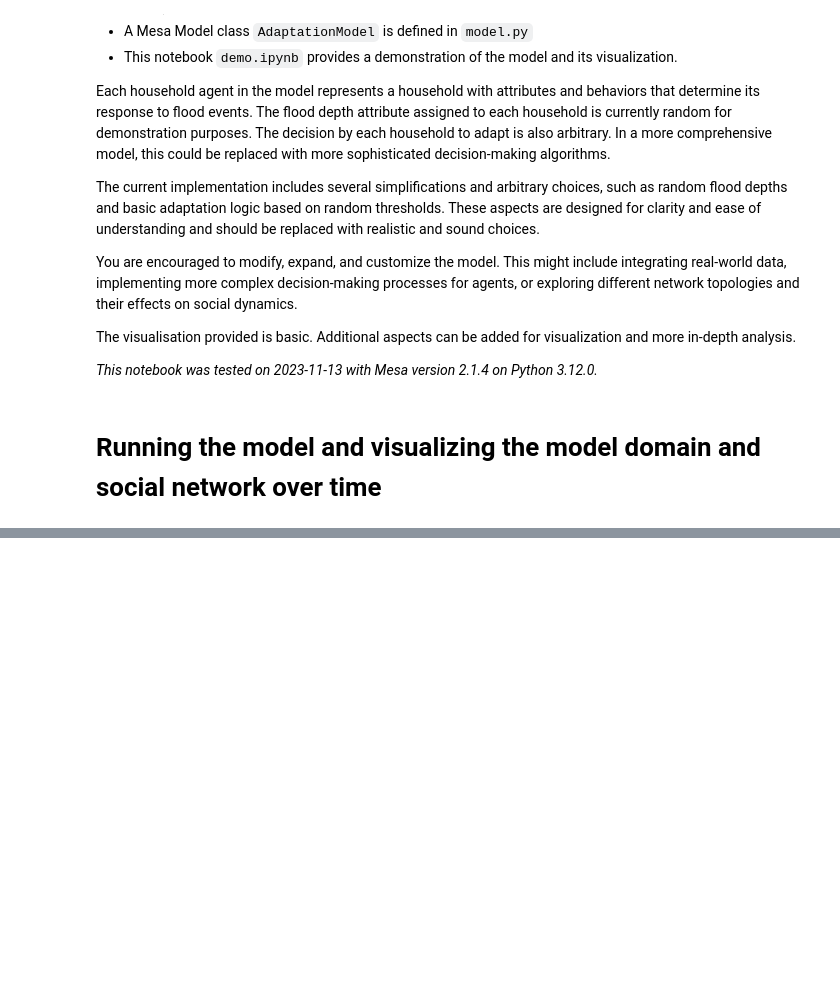
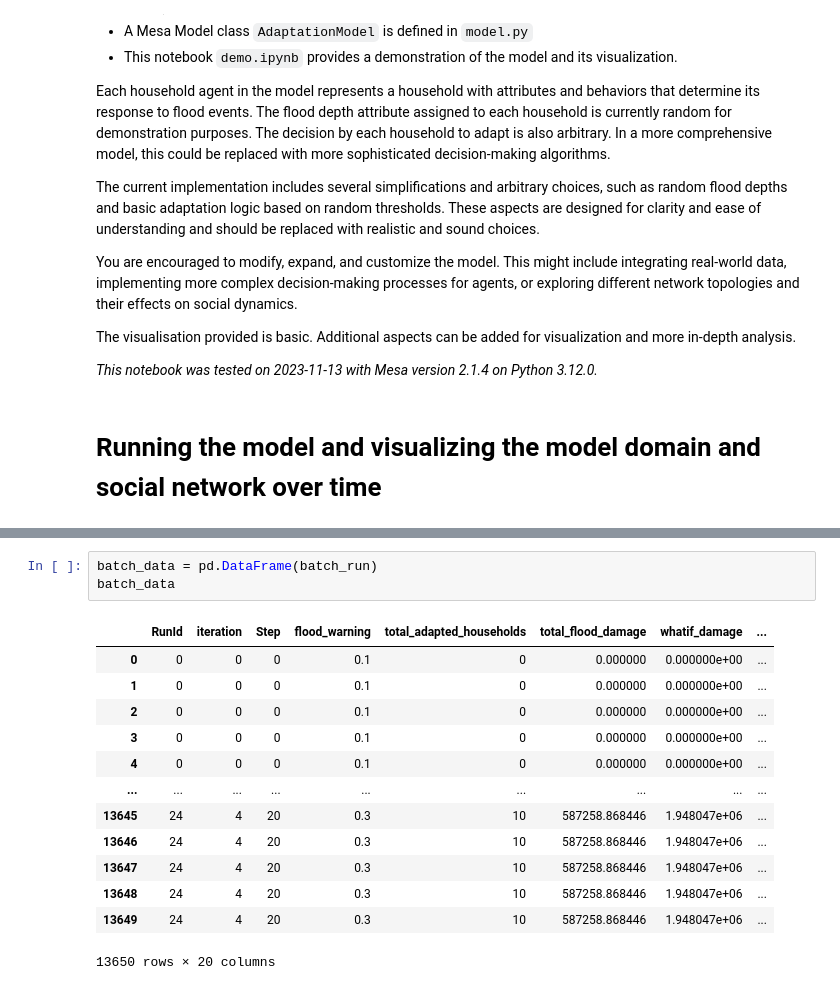
Before and after one commit to ElizeBr/ABM-Flood-adaptation-assignment, a Jupyter notebook: model/demo.ipynb, the cells around one changed output, grey strips where cells are left out. Saved outputs shown, nothing was run; the diff lists cells and outputs as text; blank space fills up the shorter version.

```diff
--- a/model/demo.ipynb
+++ b/model/demo.ipynb
@@ -139,3 +148,20 @@ Index(['PerceivedEffectiveness', 'PerceivedFloodProbability',
+# %%
+batch_data = pd.DataFrame(batch_run)
+batch_data
+# %% [output]
+|  | RunId | iteration | Step | flood_warning | total_adapted_households | total_flood_damage | whatif_damage | ... |
+| 0 | 0 | 0 | 0 | 0.1 | 0 | 0.000000 | 0.000000e+00 | ... |
+| 1 | 0 | 0 | 0 | 0.1 | 0 | 0.000000 | 0.000000e+00 | ... |
+| 2 | 0 | 0 | 0 | 0.1 | 0 | 0.000000 | 0.000000e+00 | ... |
+| 3 | 0 | 0 | 0 | 0.1 | 0 | 0.000000 | 0.000000e+00 | ... |
+| 4 | 0 | 0 | 0 | 0.1 | 0 | 0.000000 | 0.000000e+00 | ... |
+| ... | ... | ... | ... | ... | ... | ... | ... | ... |
+| 13645 | 24 | 4 | 20 | 0.3 | 10 | 587258.868446 | 1.948047e+06 | ... |
+| 13646 | 24 | 4 | 20 | 0.3 | 10 | 587258.868446 | 1.948047e+06 | ... |
+| 13647 | 24 | 4 | 20 | 0.3 | 10 | 587258.868446 | 1.948047e+06 | ... |
+| 13648 | 24 | 4 | 20 | 0.3 | 10 | 587258.868446 | 1.948047e+06 | ... |
+| 13649 | 24 | 4 | 20 | 0.3 | 10 | 587258.868446 | 1.948047e+06 | ... |
+13650 rows × 20 columns
 # %%
 model_data = model.datacollector.get_model_vars_dataframe()
 g = sns.lineplot(data=model_data)
```
Also changed, not shown: parts of 10 cells of this notebook, 3 other files.
